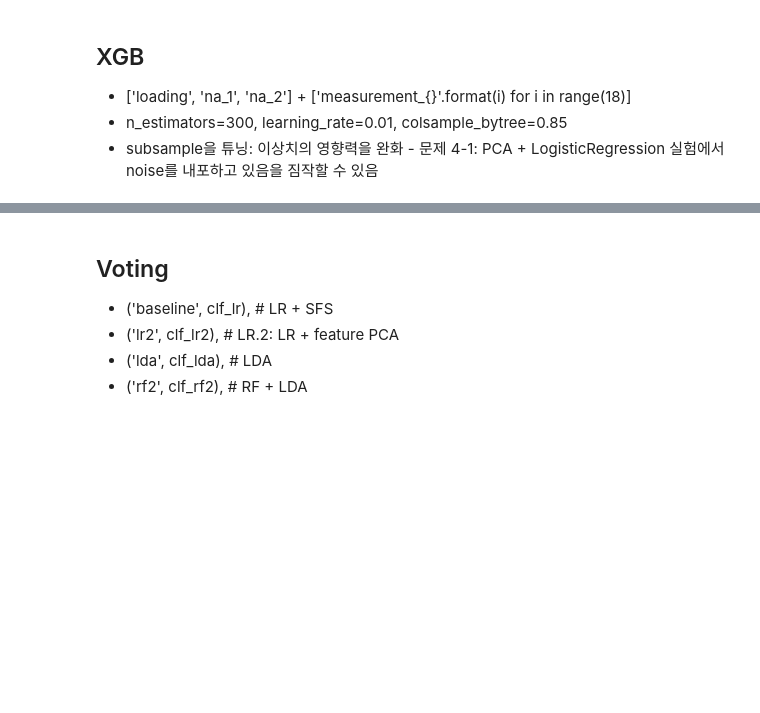
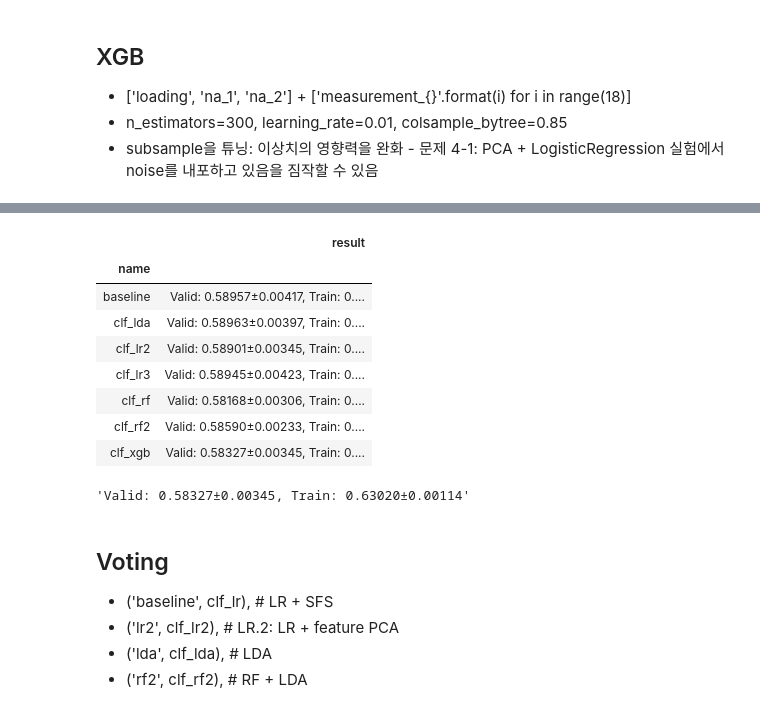
Before and after one commit to sunkusun9/DS_lv3_2607, a Jupyter notebook: sec_ds_lv3_prob1_kaggle.ipynb, the cells around one changed output, grey strips where cells are left out. Cells and saved outputs as stored; diff of their text form; code cells hidden in the pictures; blank space fills up the shorter version.

```diff
--- a/sec_ds_lv3_prob1_kaggle.ipynb
+++ b/sec_ds_lv3_prob1_kaggle.ipynb
@@ -234,6 +234,13 @@ for train_idx, valid_idx in gkf.split(df_train[X_all], df_train['failure'], grou
 ['A' 'C' 'E'] ['B']
 ['B' 'C' 'E'] ['A']
 # %%
+from sklearn.model_selection import cross_validate
+from sklearn.compose import ColumnTransformer
+from sklearn.pipeline import make_pipeline
+from sklearn.preprocessing import StandardScaler
+from sklearn.metrics import roc_auc_score
+
+hist = list()
 def eval_model(name, clf):
     """
         모델의 인스턴스를 받아 검증 결과(AUC) 를 구합니다.
@@ -245,7 +252,21 @@ def eval_model(name, clf):
         model_name: str, 모델의 이름,
         clf: sklearn object, 모델 인스턴스
     """
-    # TODO
+    result = cross_validate(
+        clf, df_train[X_all], df_train['failure'], groups = df_train['product_code'],
+        scoring = 'roc_auc', cv = gkf, return_train_score = True
+    )
+    result_str = "Valid: {:.5f}±{:.5f}, Train: {:.5f}±{:.5f}".format(
+        result['test_score'].mean(), result['test_score'].std(),
+        result['train_score'].mean(), result['train_score'].std()
+    )
+    hist.append(
+        pd.Series([name, result_str], index = ['name', 'result'])
+    )
+    display(
+        pd.DataFrame(hist).groupby('name').last()
+    )
+    return result_str
 
 def select_model(clf):
     """
@@ -258,7 +279,12 @@ def select_model(clf):
     Returns: 1차원 np.ndarray
         예측 결과
     """
-    # TODO
+    clf.fit(df_train[X_all], df_train['failure'])
+    prd = clf.predict_proba(df_test[X_all])[:, 1]
+    pd.DataFrame({
+        'id': df_test.index, 'failure': prd
+    }, index = None).to_csv('answer6.csv')
+    return prd
 # %% [markdown]
 # Step 2: Baseline 모델을 만듭니다
 
@@ -405,12 +528,23 @@ eval_model('clf_xgb', clf_xgb)
 # %%
 import xgboost as xgb
 ct = ColumnTransformer([
     ('pt', 'passthrough', ['loading', 'na_1', 'na_2'] + ['measurement_{}'.format(i) for i in range(18)]),
 ])
 clf_xgb = make_pipeline(
-    ct, xgb.XGBClassifier(max_depth=3, n_estimators=300, learning_rate = 0.01, colsample_bytree=0.85, random_state=123, subsample=#TODO)
+    ct, xgb.XGBClassifier(max_depth=3, n_estimators=300, learning_rate = 0.01, colsample_bytree=0.85, random_state=123, subsample=0.75)
 )
 eval_model('clf_xgb', clf_xgb)
+# %% [output]
+|  | result |
+| name |  |
+| baseline | Valid: 0.58957±0.00417, Train: 0.... |
+| clf_lda | Valid: 0.58963±0.00397, Train: 0.... |
+| clf_lr2 | Valid: 0.58901±0.00345, Train: 0.... |
+| clf_lr3 | Valid: 0.58945±0.00423, Train: 0.... |
+| clf_rf | Valid: 0.58168±0.00306, Train: 0.... |
+| clf_rf2 | Valid: 0.58590±0.00233, Train: 0.... |
+| clf_xgb | Valid: 0.58327±0.00345, Train: 0.... |
+'Valid: 0.58327±0.00345, Train: 0.63020±0.00114'
 # %% [markdown]
 ## Voting
 
```
Also changed, not shown: parts of 23 cells of this notebook.
